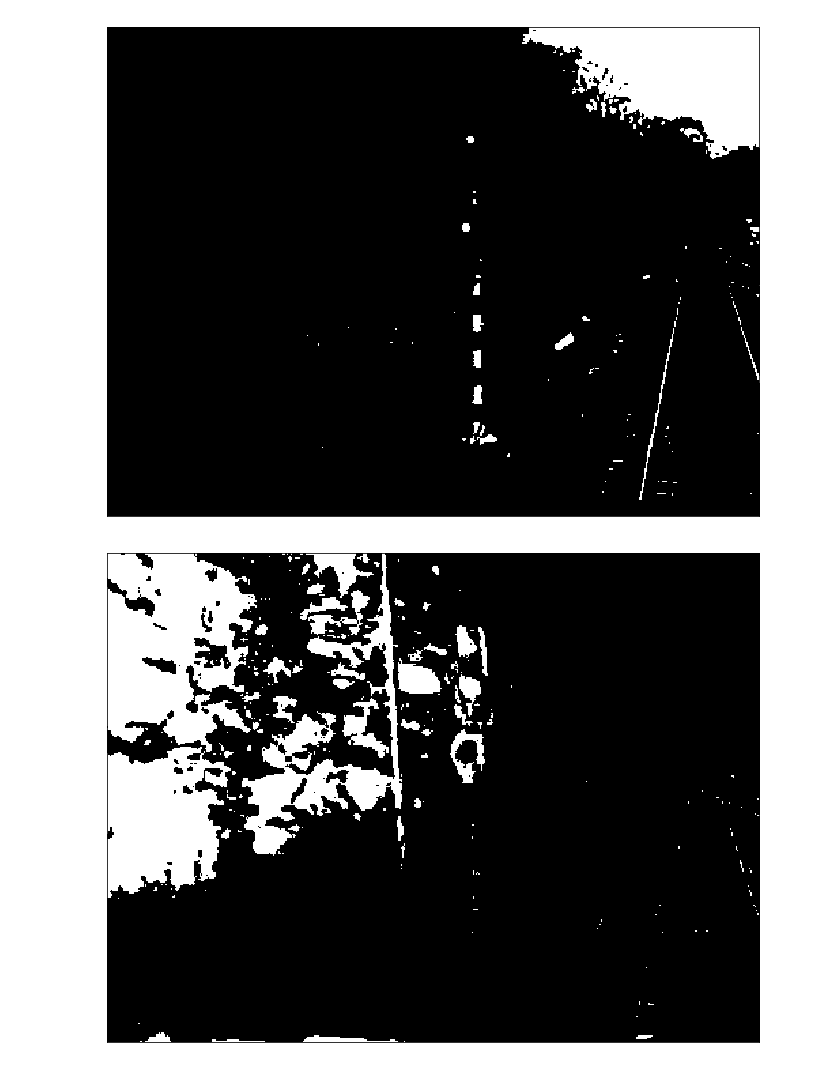
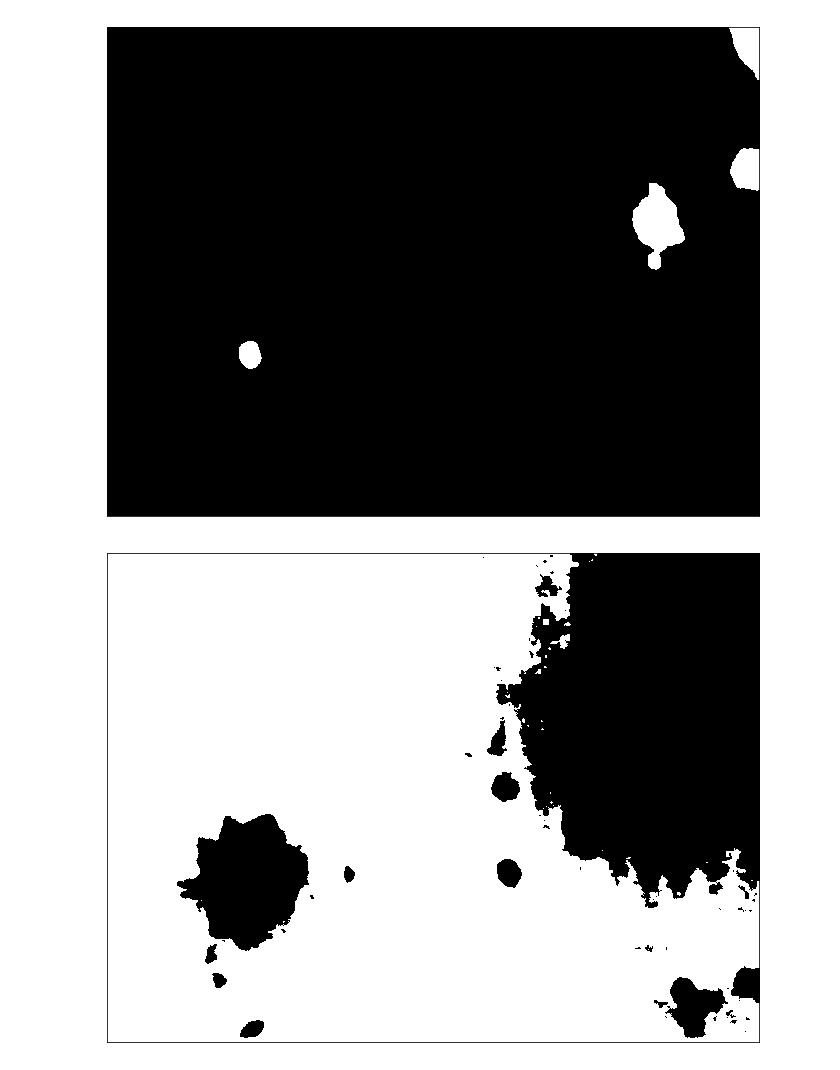
Before and after one commit to chan4lk/tf-classifier, a Jupyter notebook: notebooks/test_Cut_images-complete.ipynb, the cells around one changed output. Saved outputs shown, nothing was run; the diff lists cells and outputs as text; code cells hidden in the pictures.

```diff
--- a/notebooks/test_Cut_images-complete.ipynb
+++ b/notebooks/test_Cut_images-complete.ipynb
@@ -59,0 +55,11 @@ show_image(img)
+# %%
+#img = cv.imread('../images/video-x/frame24.jpg'); black_thresh = 7
+#img = cv.imread('../images/video-x/frame223.jpg'); black_thresh = 7
+
+img = cv.imread('../images/video-4/frame254.jpg'); black_thresh = 30
+img = cv.imread('../images/night-1/frame90.jpg'); black_thresh = 30
+
+#img = cv.imread('../images/video-1/frame203.jpg'); black_thresh = 56
+
+
+show_image(img)
@@ -78,4 +86,4 @@ show_image(blured)
 # %%
-gray = cv.cvtColor(cropped_img, cv.COLOR_BGR2GRAY)
+gray = cv.cvtColor(blured, cv.COLOR_BGR2GRAY)
 show_gimage(gray)
 # %% [output]
@@ -86,14 +94,14 @@ ret, gb = cv.threshold(gray,170,255,cv.THRESH_BINARY)
 #gb = cv.bitwise_not(gb)
 show_gimage(gb)
 # %% [output]
-[figure, old version]
+[figure, new version]
 # %%
-ret, black_shape = cv.threshold(gray,10,255,cv.THRESH_BINARY_INV)
+ret, black_shape = cv.threshold(gray,black_thresh,255,cv.THRESH_BINARY_INV)
 
 #gb = cv.bitwise_not(gb)
 show_gimage(black_shape)
 # %% [output]
-[figure, old version]
+[figure, new version]
 # %%
 def draw(img, org):
     sky = org.copy()
```
Also changed, not shown: parts of 10 cells of this notebook, 1 other file.
